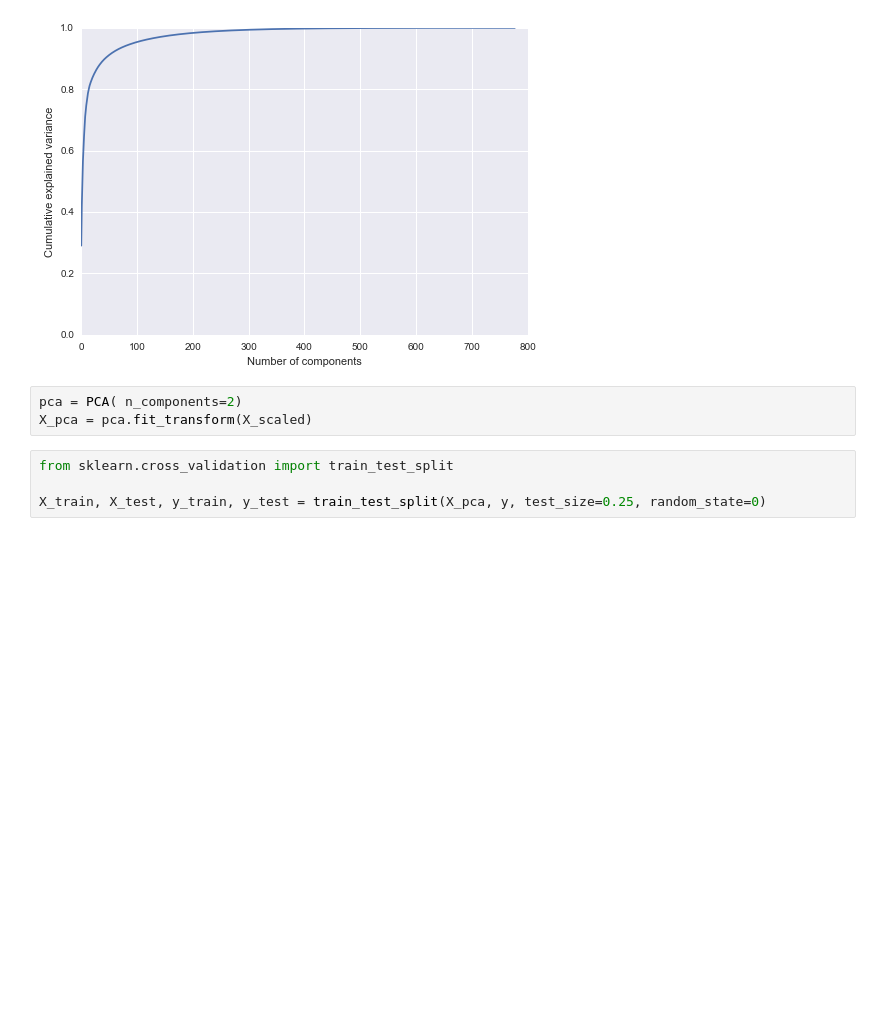
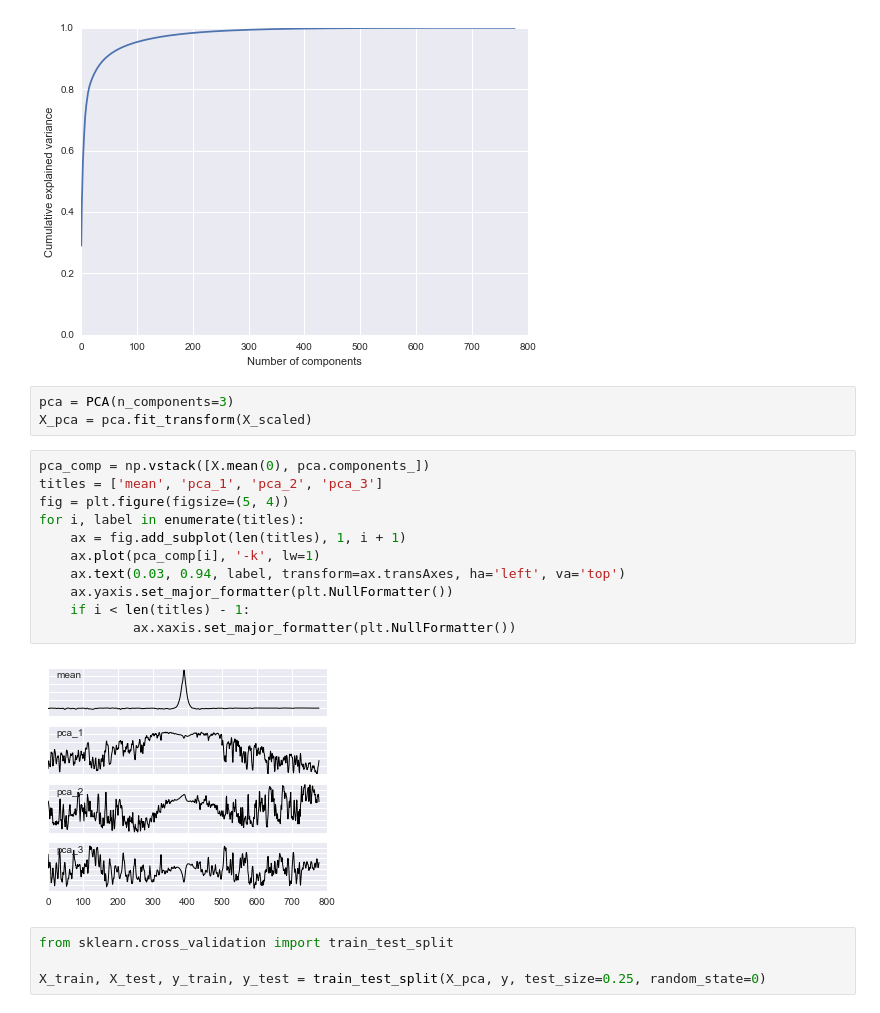
Before and after one commit to toastmaker/5bss, a Jupyter notebook: notebooks/07 PCA.ipynb, the cells around one changed output. Drawn from its saved outputs; the diff is of its cells as text; blank space fills up the shorter version.

Commit message:
visualise pca components

```diff
--- a/notebooks/07 PCA.ipynb
+++ b/notebooks/07 PCA.ipynb
@@ -133,8 +133,21 @@ plt.ylim(0., 1.00);
 # %% [output]
 [figure]
 # %%
-pca = PCA( n_components=2)
+pca = PCA(n_components=3)
 X_pca = pca.fit_transform(X_scaled)
+# %%
+pca_comp = np.vstack([X.mean(0), pca.components_])
+titles = ['mean', 'pca_1', 'pca_2', 'pca_3']
+fig = plt.figure(figsize=(5, 4))
+for i, label in enumerate(titles):
+    ax = fig.add_subplot(len(titles), 1, i + 1)
+    ax.plot(pca_comp[i], '-k', lw=1)
+    ax.text(0.03, 0.94, label, transform=ax.transAxes, ha='left', va='top')
+    ax.yaxis.set_major_formatter(plt.NullFormatter())
+    if i < len(titles) - 1:
+            ax.xaxis.set_major_formatter(plt.NullFormatter())
+# %% [output]
+[figure, added]
 # %%
 from sklearn.cross_validation import train_test_split
 
```
Also changed, not shown: parts of 2 cells of this notebook.
